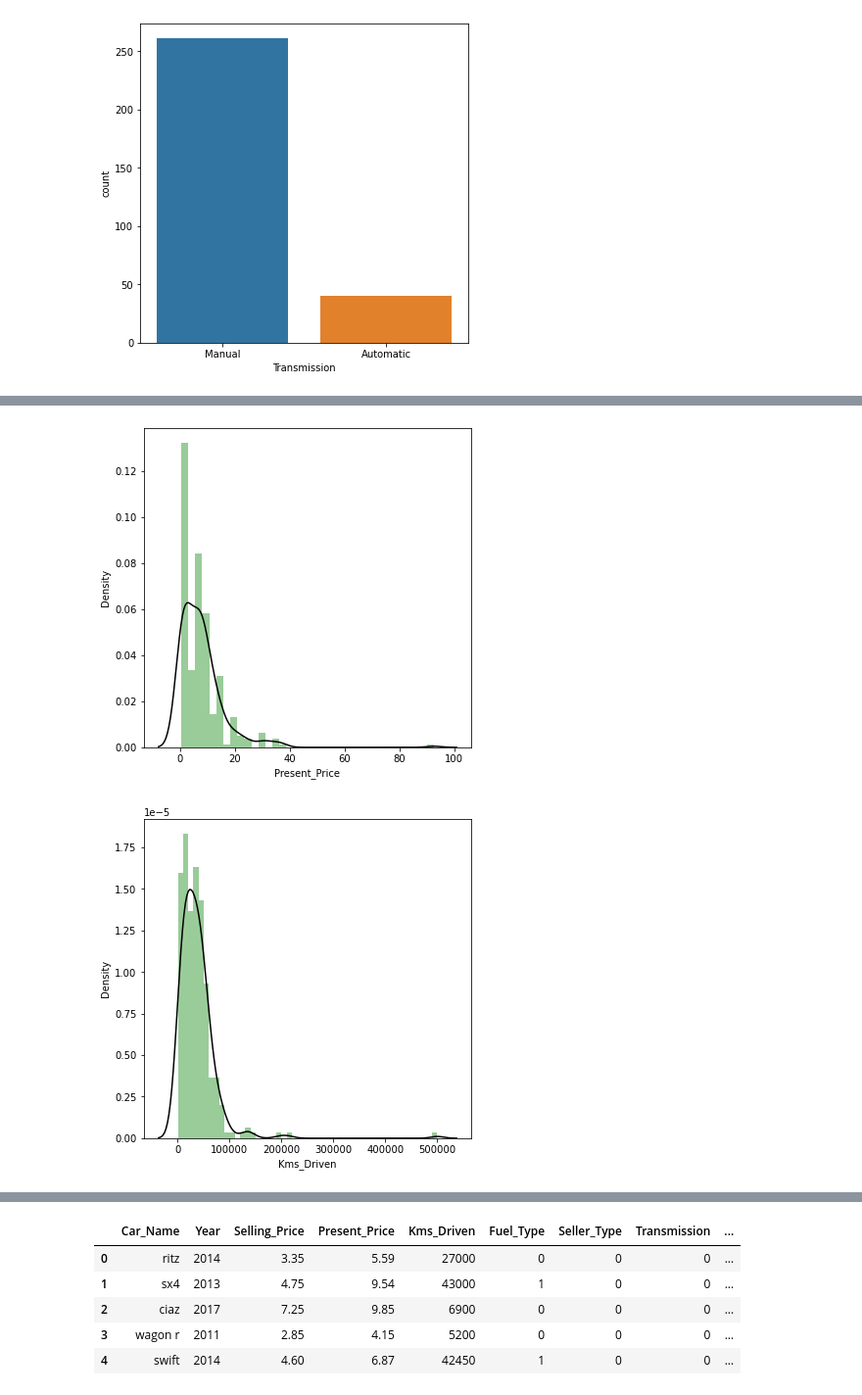
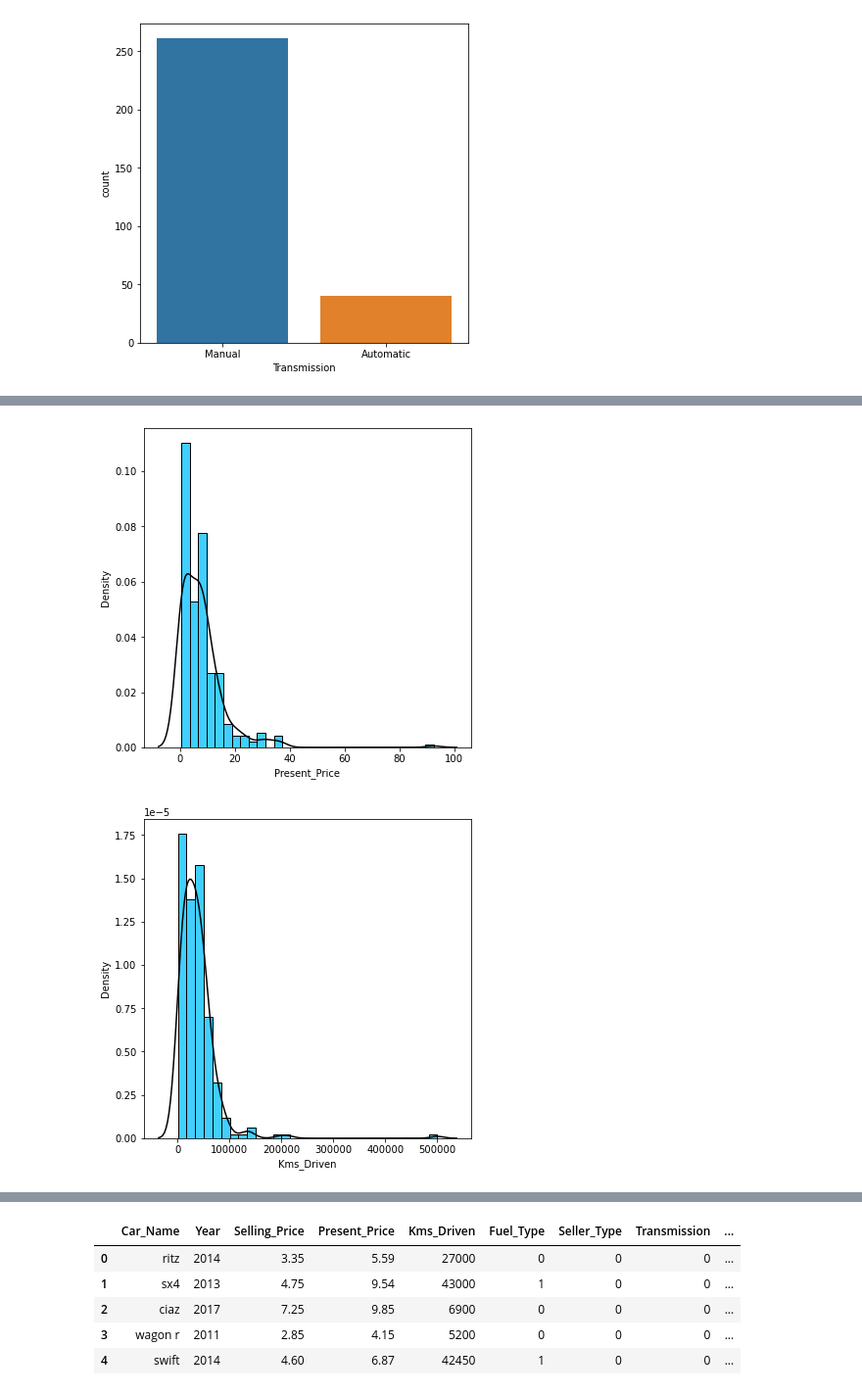
Before and after one commit to Daro1791/Machine-Learning---Car-Price-Prediction, a Jupyter notebook: CarPricePrediction.ipynb, the cells around one changed output, grey strips where cells are left out. Shown at 98% size. Saved outputs shown, nothing was run; the diff lists cells and outputs as text; code cells hidden in the pictures.

```diff
--- a/CarPricePrediction.ipynb
+++ b/CarPricePrediction.ipynb
@@ -169,19 +171,21 @@ plt.show()
 # %%
 # Present_Price distribution
 plt.figure(figsize=(6,6))
-sns.distplot(df['Present_Price'], color='green', kde_kws={"color": "k"})
+sns.histplot(df['Present_Price'], color='deepskyblue', stat='density', bins = 30)
+sns.kdeplot(df['Present_Price'], color='black')
 plt.savefig('Present_Price_dist.jpg')
 plt.show()
 # %% [output]
-[figure, old version]
+[figure, new version]
 # %%
 # Kms_Driven distribution
 plt.figure(figsize=(6,6))
-sns.distplot(df['Kms_Driven'], color='green', kde_kws={"color": "k"})
+sns.histplot(df['Kms_Driven'], color='deepskyblue', stat='density', bins = 30)
+sns.kdeplot(df['Kms_Driven'], color='black')
 plt.savefig('Kms_Driven_dist.jpg')
 plt.show()
 # %% [output]
-[figure, old version]
+[figure, new version]
 # %%
 # Owner distribution
 plt.figure(figsize=(6,6))
```
Also changed, not shown: parts of 4 cells of this notebook, 5 other files.
